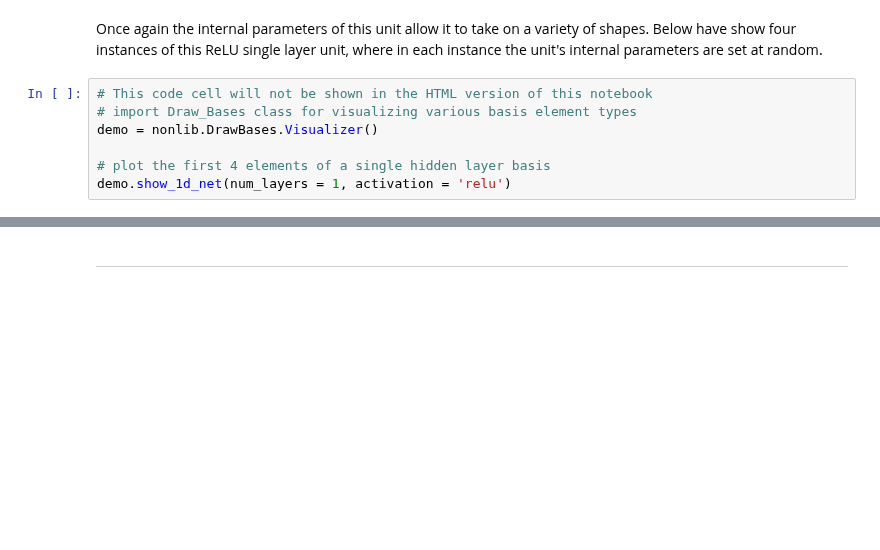
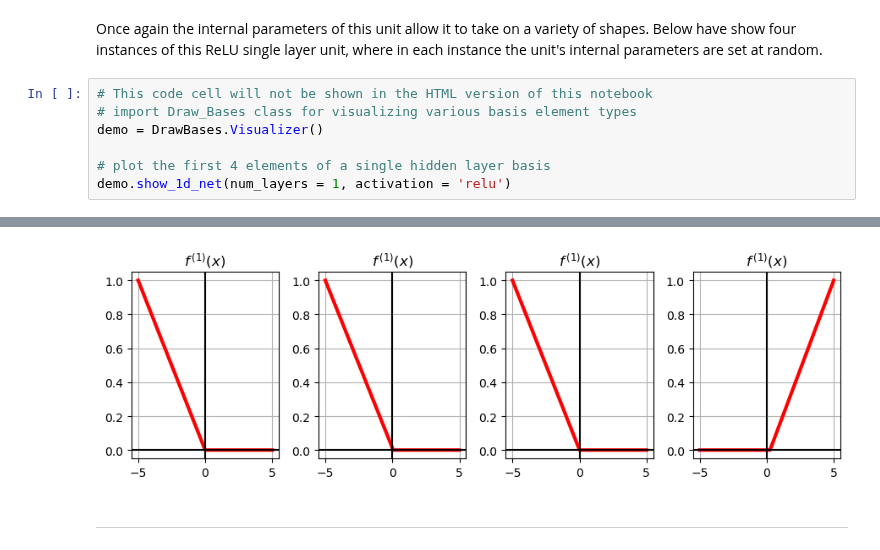
Before and after one commit to neonwatty/machine_learning_refined, a Jupyter notebook: notes/13_Multilayer_perceptrons/13_2_Multi_layer_perceptrons.ipynb, the cells around one changed output, grey strips where cells are left out. Saved outputs shown, nothing was run; the diff lists cells and outputs as text; blank space fills up the shorter version.

```diff
--- a/notes/13_Multilayer_perceptrons/13_2_Multi_layer_perceptrons.ipynb
+++ b/notes/13_Multilayer_perceptrons/13_2_Multi_layer_perceptrons.ipynb
@@ -90,7 +111,7 @@ Once again the internal parameters of this unit allow it to take on a variety of
 # %%
 # This code cell will not be shown in the HTML version of this notebook
 # import Draw_Bases class for visualizing various basis element types
-demo = nonlib.DrawBases.Visualizer()
+demo = DrawBases.Visualizer()
 
 # plot the first 4 elements of a single hidden layer basis
 demo.show_1d_net(num_layers = 1, activation = 'relu')
@@ -100,3 +119,4 @@ demo.show_1d_net(num_layers = 1, activation = 'relu')
+[figure, added]
 # %% [markdown]
 ---
 # %% [markdown]
```
Also changed, not shown: parts of 32 cells of this notebook, 34 other files.
